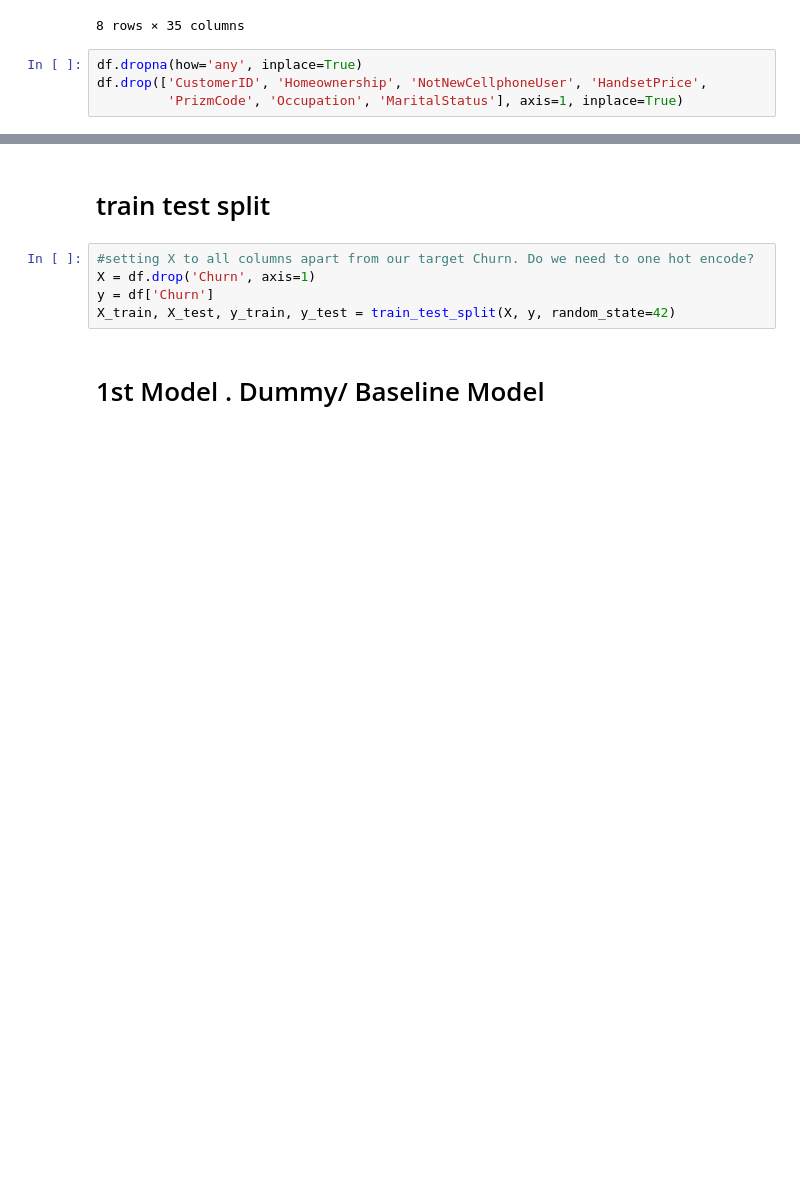
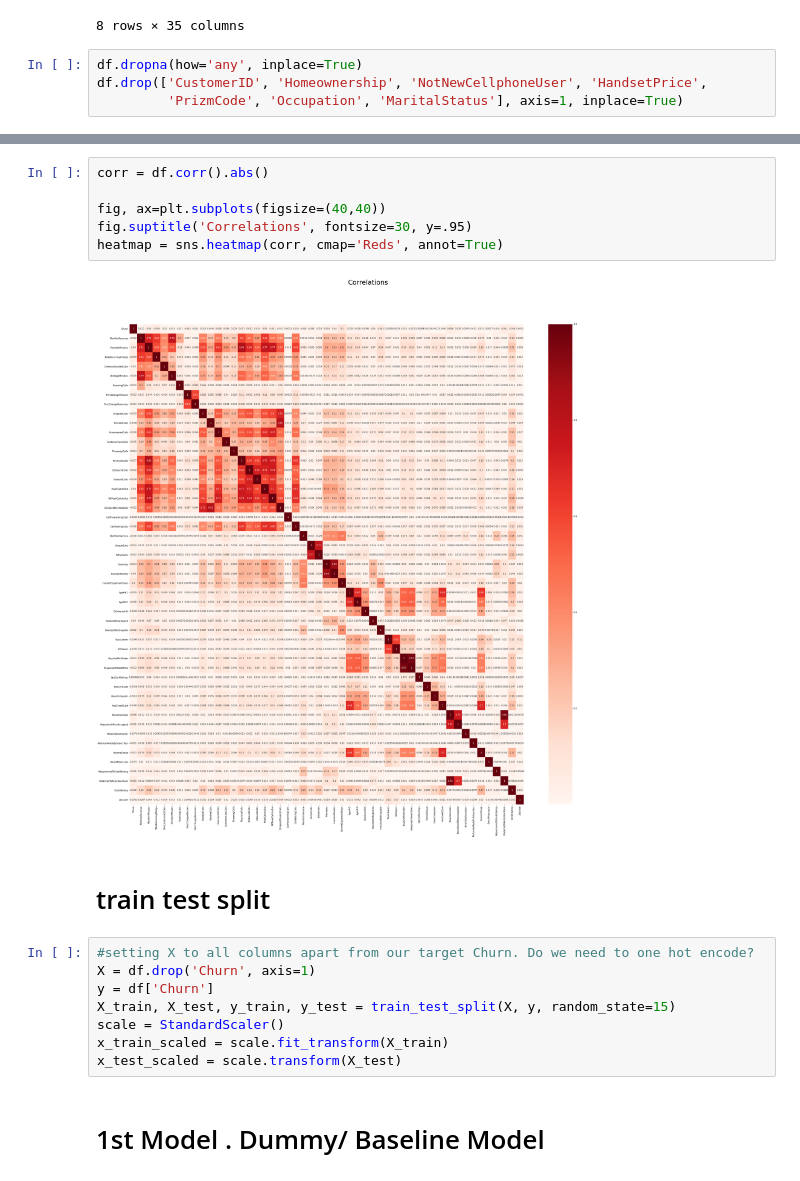
Before and after one commit to chris-helmerson/Cellular_Customer_Churn_Prediction, a Jupyter notebook: Mide.ipynb, the cells around one changed output, grey strips where cells are left out. Saved outputs shown, nothing was run; the diff lists cells and outputs as text; blank space fills up the shorter version.

```diff
--- a/Mide.ipynb
+++ b/Mide.ipynb
@@ -90,10 +112,21 @@ df
+# %%
+corr = df.corr().abs()
+
+fig, ax=plt.subplots(figsize=(40,40))
+fig.suptitle('Correlations', fontsize=30, y=.95)
+heatmap = sns.heatmap(corr, cmap='Reds', annot=True)
+# %% [output]
+[figure, added]
 # %% [markdown]
 # train test split
 # %%
 #setting X to all columns apart from our target Churn. Do we need to one hot encode?
 X = df.drop('Churn', axis=1)
 y = df['Churn']
-X_train, X_test, y_train, y_test = train_test_split(X, y, random_state=42)
+X_train, X_test, y_train, y_test = train_test_split(X, y, random_state=15)
+scale = StandardScaler()
+x_train_scaled = scale.fit_transform(X_train)
+x_test_scaled = scale.transform(X_test)
 # %% [markdown]
 # 1st Model . Dummy/ Baseline Model
 # %%
```
Also changed, not shown: parts of 11 cells of this notebook.
